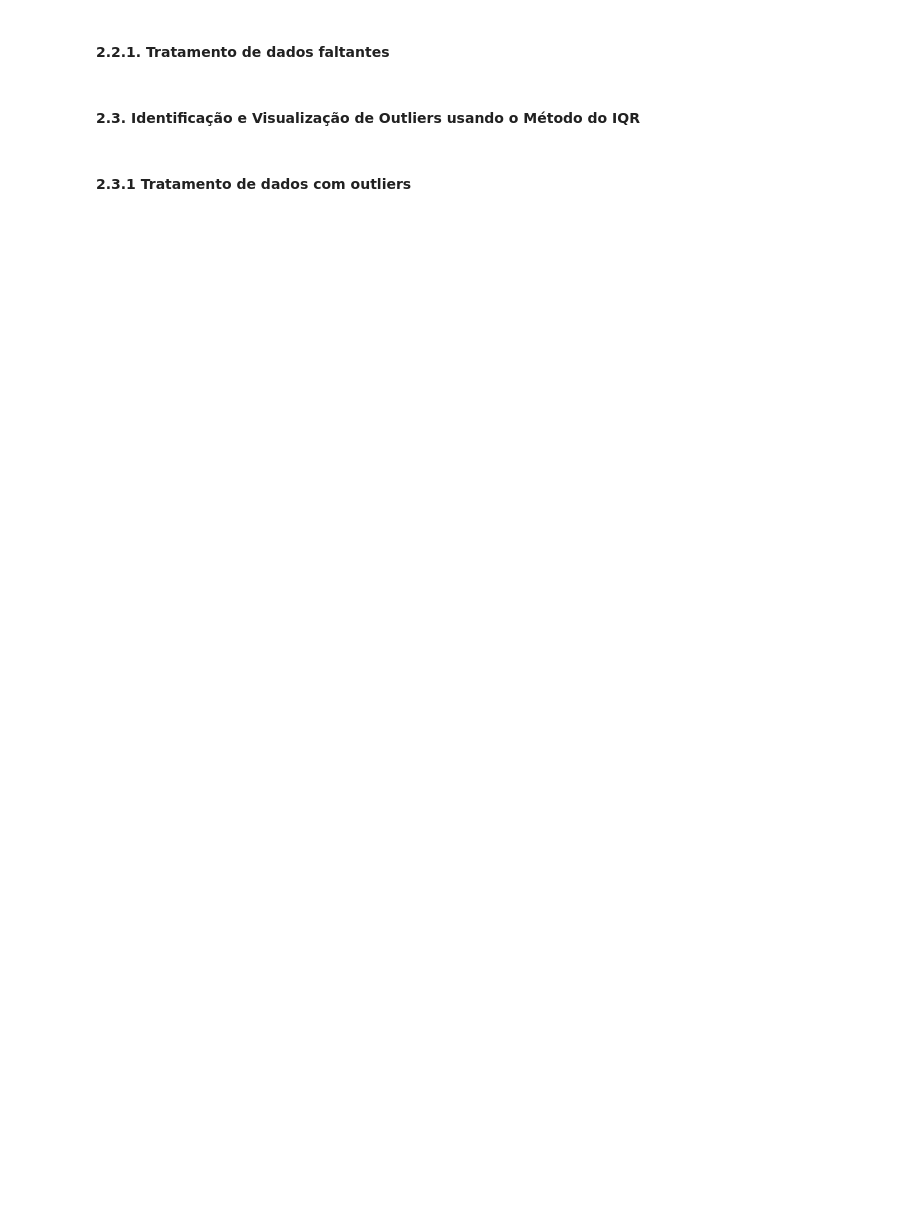
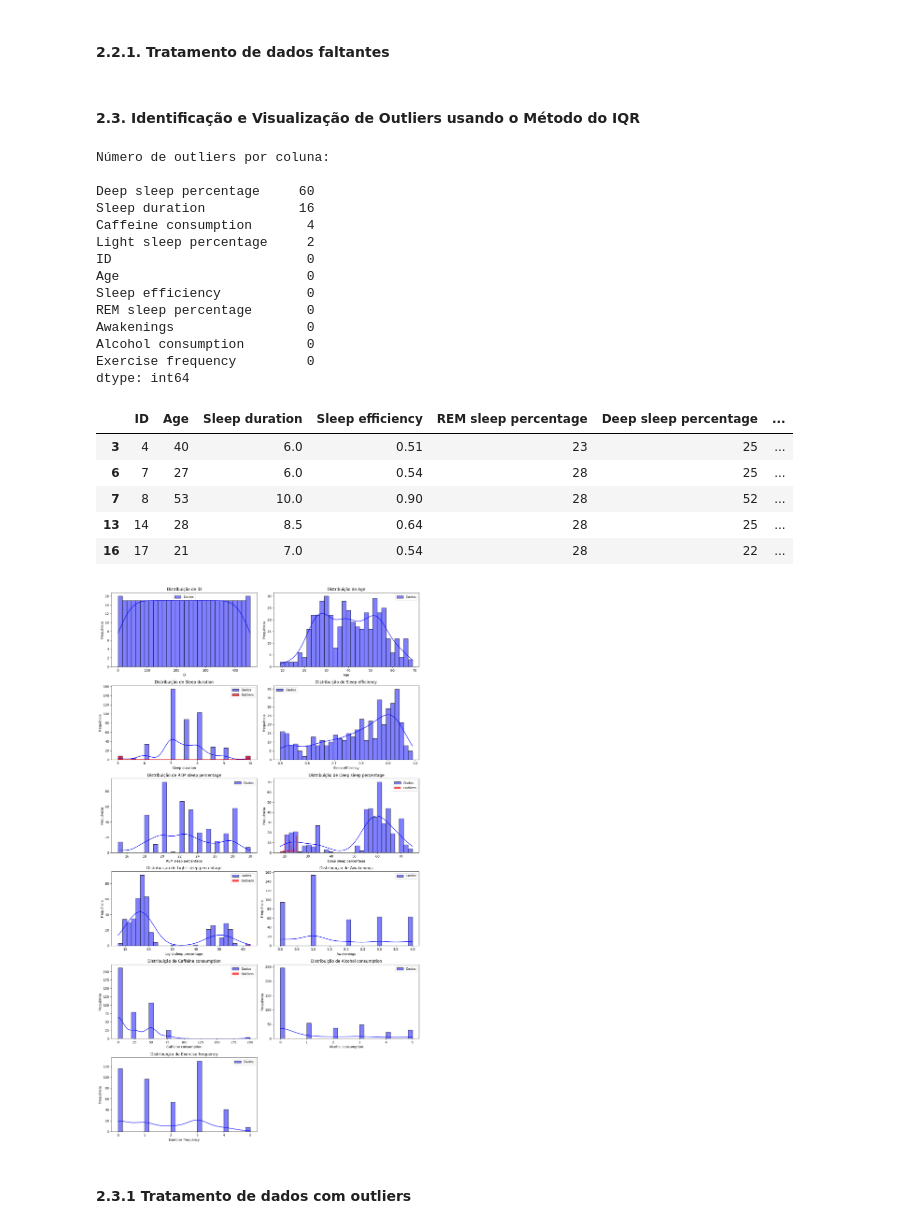
Before and after one commit to KesavaS2/Kesava_Menezes, a Jupyter notebook: notebooks/ 02-comparative_analysis.ipynb, the cells around one changed output. Cells and saved outputs as stored; diff of their text form; code cells hidden in the pictures; blank space fills up the shorter version.

```diff
--- a/notebooks/ 02-comparative_analysis.ipynb
+++ b/notebooks/ 02-comparative_analysis.ipynb
@@ -96,5 +204,66 @@ display(Markdown(
 #### 2.2.1. Tratamento de dados faltantes
 # %% [markdown]
 #### 2.3. Identificação e Visualização de Outliers usando o Método do IQR
+# %%
+# Identificação de outliers usando o método do IQR (Interquartile Range)
+
+numeric_df = df.select_dtypes(include=[np.number])
+
+def detect_outliers_iqr(data):
+    Q1 = data.quantile(0.25)
+    Q3 = data.quantile(0.75)
+    IQR = Q3 - Q1
+    lower_bound = Q1 - 1.5 * IQR
+    upper_bound = Q3 + 1.5 * IQR
+    return (data < lower_bound) | (data > upper_bound)
+
+# Aplicando a função a todas as colunas numéricas
+outliers = numeric_df.apply(detect_outliers_iqr)
+
+# Filtrando os dados para mostrar apenas os outliers
+outliers_summary = outliers.sum().sort_values(ascending=False)
+outliers_data = numeric_df[outliers.any(axis=1)]
+print("Número de outliers por coluna: \n")
+print(outliers_summary)
+display(outliers_data.head())
+
+# Visualização gráfica
+num_cols = numeric_df.shape[1]
+num_rows = (num_cols + 1) // 2  # Calcula o número de linhas necessário
+plt.figure(figsize=(14, num_rows * 4))
+
+for i, column in enumerate(numeric_df.columns, 1):
+    plt.subplot(num_rows, 2, i)
+    sns.histplot(numeric_df[column], bins=30, kde=True, color='blue', label='Dados')
+    sns.histplot(numeric_df[column][outliers[column]], bins=30, kde=True, color='red', label='Outliers', alpha=0.7)
+    plt.title(f'Distribuição de {column}')
+    plt.xlabel(column)
+    plt.ylabel('Frequência')
+    plt.legend()
+
+plt.tight_layout()
+plt.show()
+# %% [output]
+Número de outliers por coluna:
+
+Deep sleep percentage     60
+Sleep duration            16
+Caffeine consumption       4
+Light sleep percentage     2
+ID                         0
+Age                        0
+Sleep efficiency           0
+REM sleep percentage       0
+Awakenings                 0
+Alcohol consumption        0
+Exercise frequency         0
+dtype: int64
+|  | ID | Age | Sleep duration | Sleep efficiency | REM sleep percentage | Deep sleep percentage | ... |
+| 3 | 4 | 40 | 6.0 | 0.51 | 23 | 25 | ... |
+| 6 | 7 | 27 | 6.0 | 0.54 | 28 | 25 | ... |
+| 7 | 8 | 53 | 10.0 | 0.90 | 28 | 52 | ... |
+| 13 | 14 | 28 | 8.5 | 0.64 | 28 | 25 | ... |
+| 16 | 17 | 21 | 7.0 | 0.54 | 28 | 22 | ... |
+[figure, added]
 # %% [markdown]
 #### 2.3.1 Tratamento de dados com outliers
```
Also changed, not shown: parts of 13 cells of this notebook.
